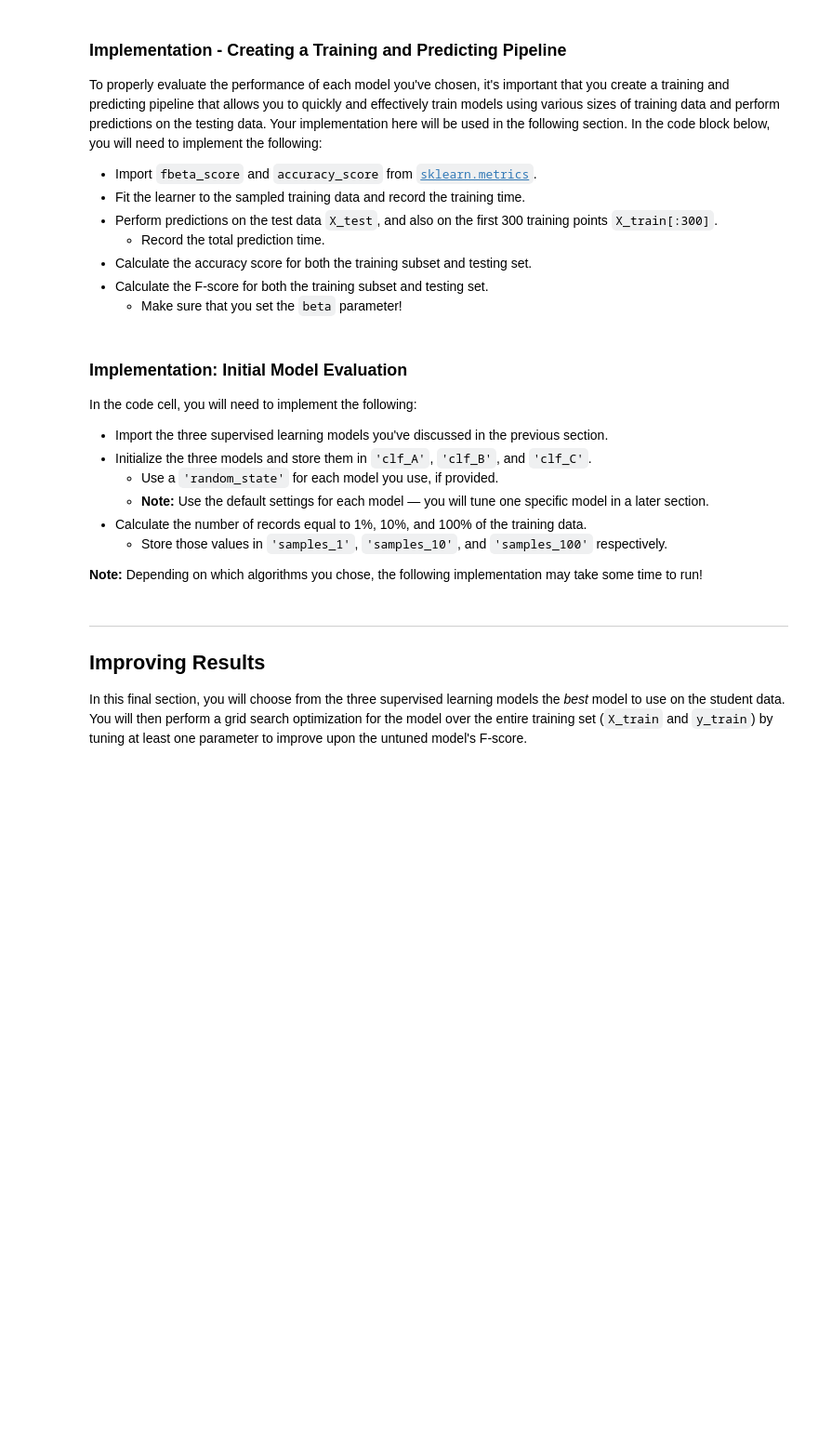
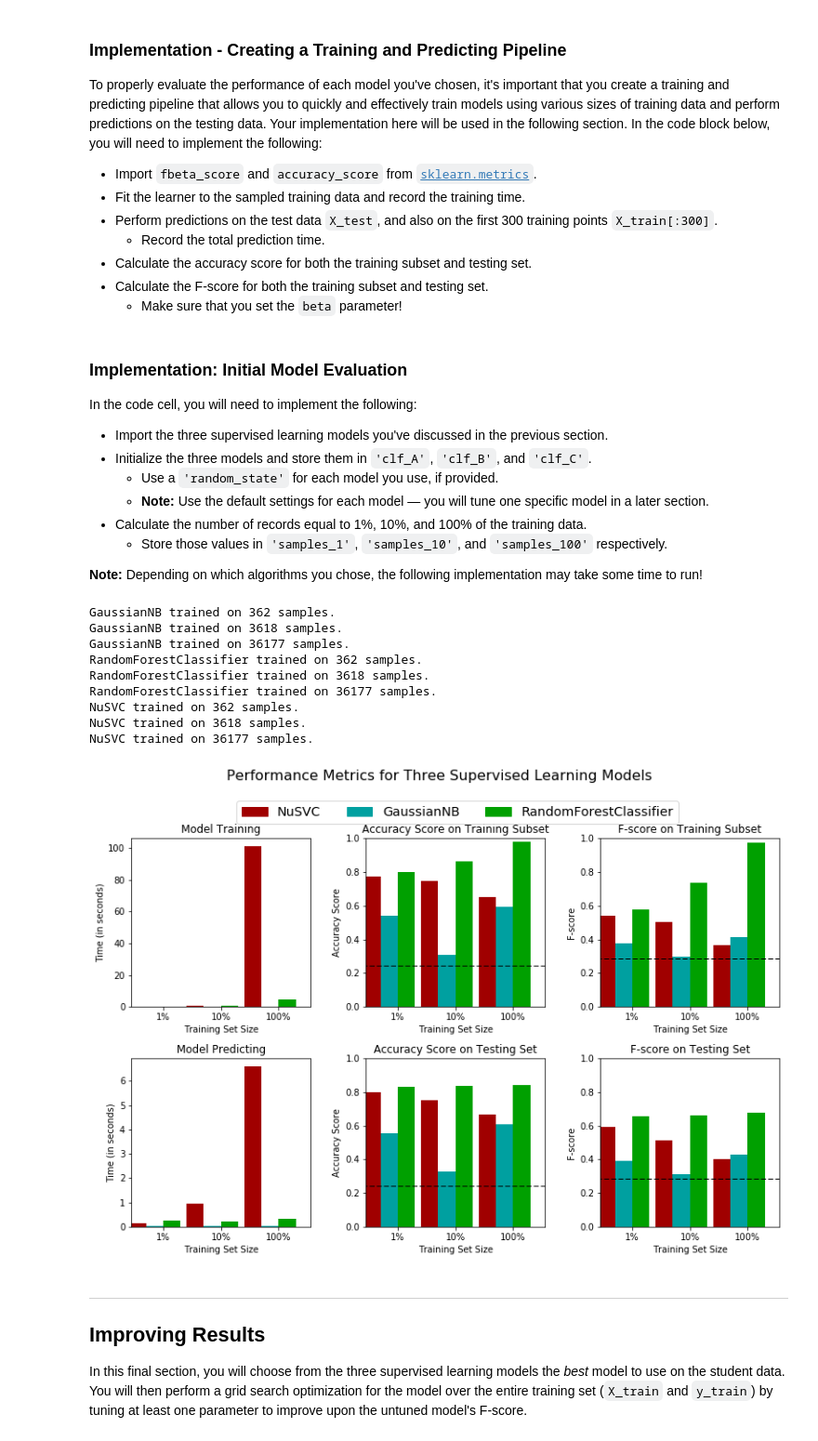
Before and after one commit to aargondizza/machine-learning, a Jupyter notebook: projects/finding_donors/finding_donors.ipynb, the cells around one changed output. Shown at 93% size. Saved outputs shown, nothing was run; the diff lists cells and outputs as text; code cells hidden in the pictures; blank space fills up the shorter version.

Commit message:
actually ran the classifiers yayyy

```diff
--- a/projects/finding_donors/finding_donors.ipynb
+++ b/projects/finding_donors/finding_donors.ipynb
@@ -317,8 +317,8 @@ def train_predict(learner, sample_size, X_train, y_train, X_test, y_test):
     Xy = pd.concat([X_train,y_train], axis=1)
     Xy_subsampled = Xy.sample(n=sample_size)
 
-    y = Xy_subsampled['income']
-    X = Xy_subsampled.drop('income', axis=1)
+    y = Xy_subsampled['>50K']
+    X = Xy_subsampled.drop('>50K', axis=1)
 
     model = learner.fit(X, y)
     end = time() # Get end time
@@ -370,28 +370,42 @@ In the code cell, you will need to implement the following:
 
 **Note:** Depending on which algorithms you chose, the following implementation may take some time to run!
 # %%
-# TODO: Import the three supervised learning models from sklearn
+# TODO (DONE): Import the three supervised learning models from sklearn
+from sklearn.naive_bayes import GaussianNB
+from sklearn.ensemble import RandomForestClassifier
+from sklearn import svm
 
-# TODO: Initialize the three models
-clf_A = None
-clf_B = None
-clf_C = None
+# TODO (DONE): Initialize the three models
+clf_A = GaussianNB()
+clf_B = RandomForestClassifier(n_estimators=100)
+clf_C = svm.NuSVC(nu=0.1)
 
-# TODO: Calculate the number of samples for 1%, 10%, and 100% of the training data
-samples_1 = None
-samples_10 = None
-samples_100 = None
+# TODO (DONE): Calculate the number of samples for 1%, 10%, and 100% of the training data
+samples_1 = int(round(len(X_train.index)/100.0))
+samples_10 = int(round(len(X_train.index)/10.0))
+samples_100 = len(X_train.index)
 
 # Collect results on the learners
 results = {}
 for clf in [clf_A, clf_B, clf_C]:
     clf_name = clf.__class__.__name__
     results[clf_name] = {}
     for i, samples in enumerate([samples_1, samples_10, samples_100]):
         results[clf_name][i] = train_predict(clf, samples, X_train, y_train, X_test, y_test)
 
 # Run metrics visualization for the three supervised learning models chosen
 vs.evaluate(results, accuracy, fscore)
+# %% [output]
+GaussianNB trained on 362 samples.
+GaussianNB trained on 3618 samples.
+GaussianNB trained on 36177 samples.
+RandomForestClassifier trained on 362 samples.
+RandomForestClassifier trained on 3618 samples.
+RandomForestClassifier trained on 36177 samples.
+NuSVC trained on 362 samples.
+NuSVC trained on 3618 samples.
+NuSVC trained on 36177 samples.
+[figure, added]
 # %% [markdown]
 ----
 ## Improving Results
```
